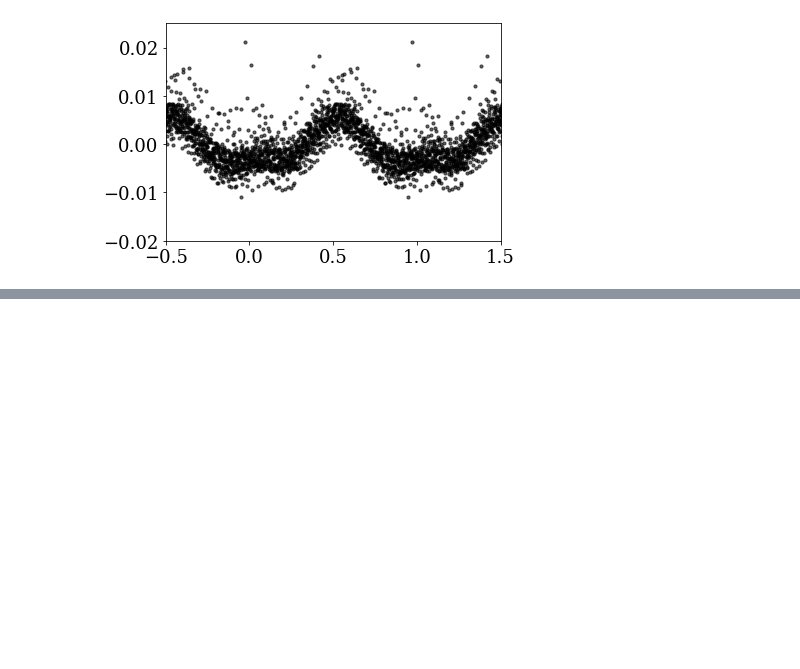
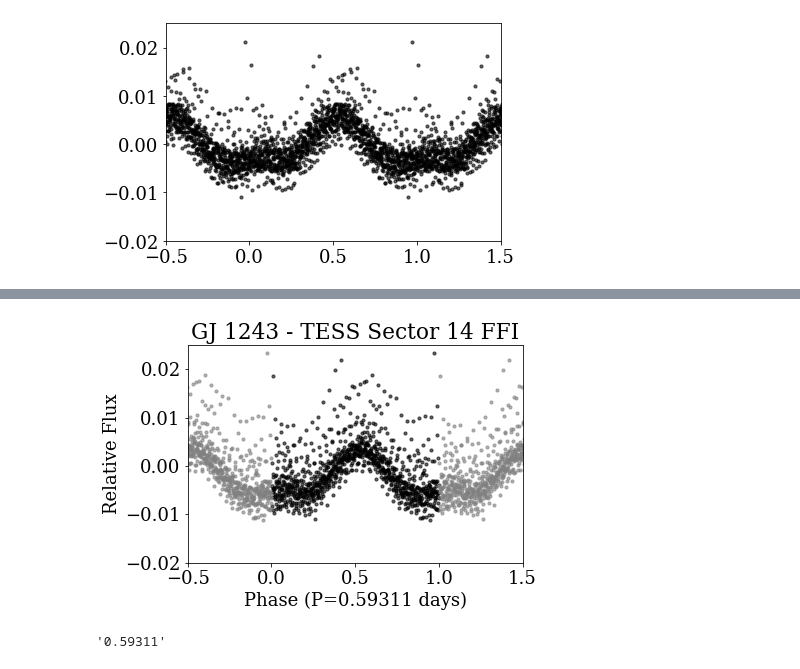
Before and after one commit to jradavenport/gj1243_10yrs, a Jupyter notebook: ffi_lc.ipynb, the cells around one changed output, grey strips where cells are left out. Drawn from its saved outputs; the diff is of its cells as text; code cells hidden in the pictures; blank space fills up the shorter version.

Commit message:
compare phase folded LCs

```diff
--- a/ffi_lc.ipynb
+++ b/ffi_lc.ipynb
@@ -150,0 +157,24 @@ plt.ylim(-0.02,0.025)
+# %%
+
+plt.scatter((data.time[q] % period) / period,
+            data.psf_flux[q]/np.median(data.psf_flux[q])-1 - smo,
+            s=10, alpha=0.6, c='k')
+plt.scatter((data.time[q] % period) / period+1,
+            data.psf_flux[q]/np.median(data.psf_flux[q])-1 - smo,
+            s=10, alpha=0.6, c='grey')
+plt.scatter((data.time[q] % period) / period-1,
+            data.psf_flux[q]/np.median(data.psf_flux[q])-1 - smo,
+            s=10, alpha=0.6, c='grey')
+
+plt.xlim(-0.5, 1.5)
+plt.ylim(-0.02,0.025)
+plt.title('GJ 1243 - TESS Sector 14 FFI')
+plt.xlabel('Phase (P='+format(period,'.5f')+' days)')
+plt.ylabel('Relative Flux')
+plt.savefig('gj1243_phase_rough.png')
+# %% [output]
+[figure, added]
+# %%
+format(period,'.5f')
+# %% [output]
+'0.59311'
```
Also changed, not shown: parts of 17 cells of this notebook.
